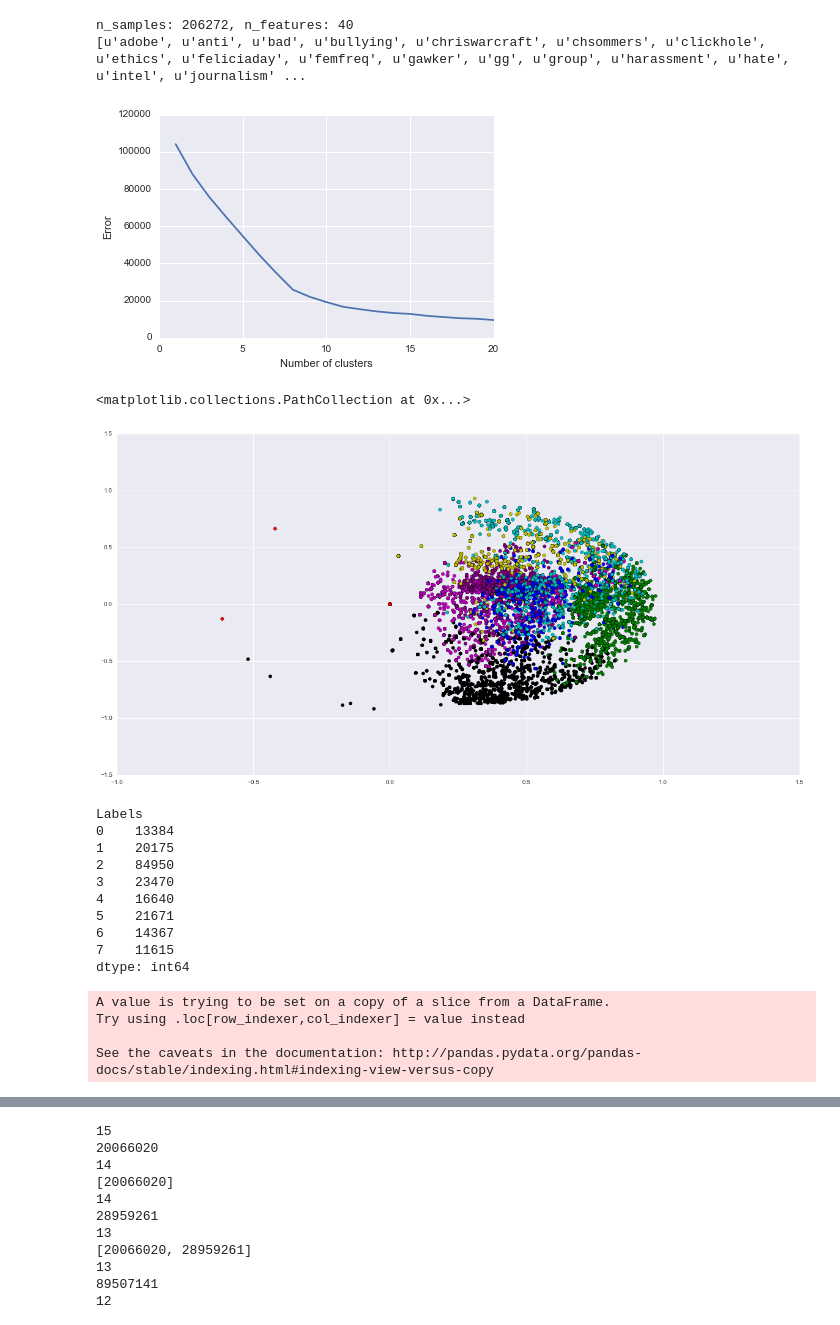
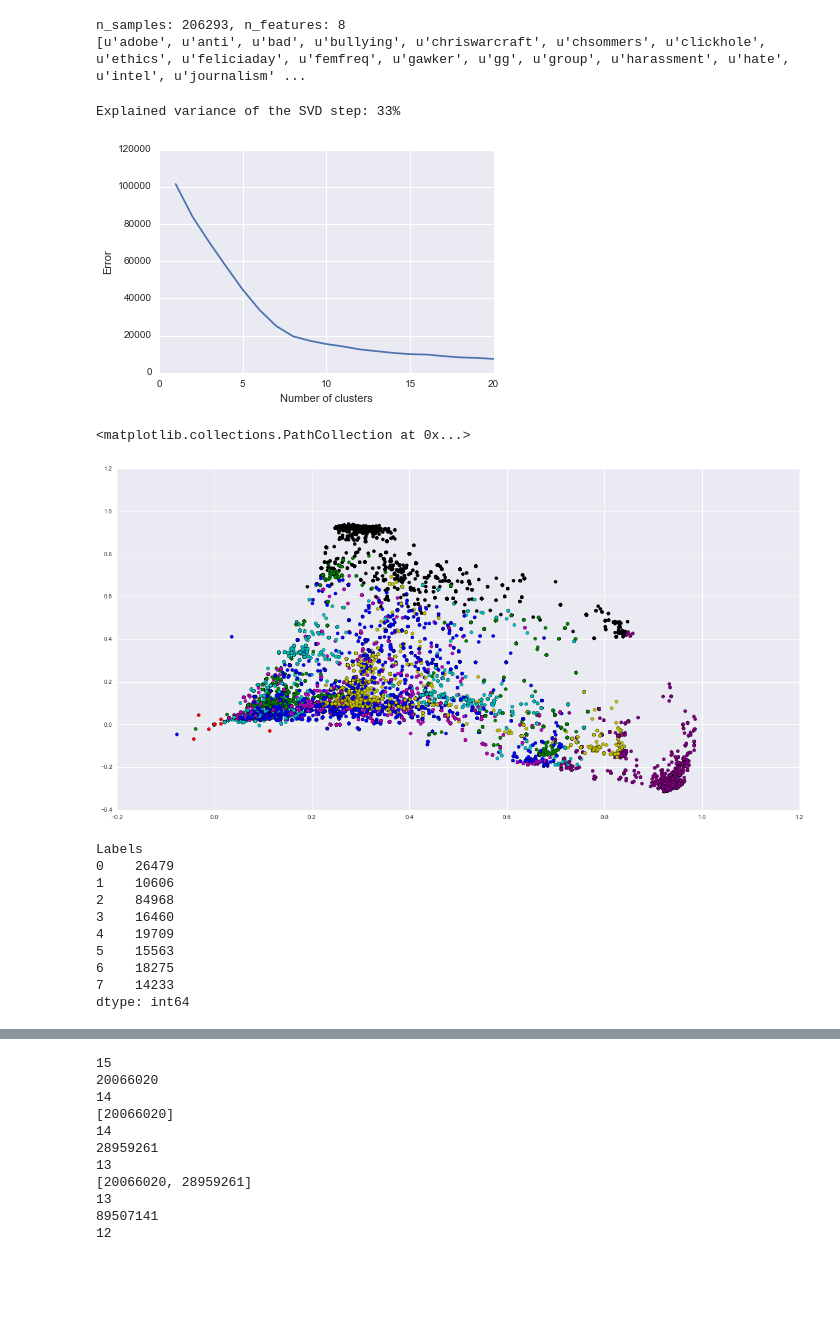
Before and after one commit to MinyingLu/Twitter-sentiment-analysis, a Jupyter notebook: Get Users.ipynb, the cells around one changed output, grey strips where cells are left out. Cells and saved outputs as stored; diff of their text form; code cells hidden in the pictures; blank space fills up the shorter version.

Commit message:
fix all tweets ^M + decide clustering

```diff
--- a/Get Users.ipynb
+++ b/Get Users.ipynb
@@ -178,56 +182,64 @@ vect = TfidfVectorizer(max_df=.9, max_features=40,
                              min_df=3, stop_words=stop_words,
                              use_idf=True, analyzer='word')
 
-X = vect.fit_transform(text_list)
+X_ = vect.fit_transform(text_list)
 X_prime = vectorizer.fit_transform(text_list)
 print("n_samples: %d, n_features: %d" % X.shape)
 print vect.get_feature_names()
 # %% [output]
-n_samples: 206272, n_features: 40
+n_samples: 206293, n_features: 8
 [u'adobe', u'anti', u'bad', u'bullying', u'chriswarcraft', u'chsommers', u'clickhole', u'ethics', u'feliciaday', u'femfreq', u'gawker', u'gg', u'group', u'harassment', u'hate', u'intel', u'journalism' ...
 # %%
+'''
+for i in range(3, 15):
+    print "================"
+    print "n-components =", i
+    svd = TruncatedSVD(i)
+    normalizer = Normalizer(copy=False)
+    lsa = make_pipeline(svd, normalizer)
+    X = lsa.fit_transform(X_)
+    explained_variance = svd.explained_variance_ratio_.sum()
+    print("Explained variance of the SVD step: {}%".format(int(explained_variance * 100)))
+'''
 svd = TruncatedSVD(7)
 normalizer = Normalizer(copy=False)
 lsa = make_pipeline(svd, normalizer)
-X = lsa.fit_transform(X)
-#explained_variance = svd.explained_variance_ratio_.sum()
-#print("Explained variance of the SVD step: {}%".format(int(explained_variance * 100)))
+X = lsa.fit_transform(X_)
+explained_variance = svd.explained_variance_ratio_.sum()
+print("Explained variance of the SVD step: {}%".format(int(explained_variance * 100)))
 
 evaluate_clusters(X,20)
 # %% [output]
+Explained variance of the SVD step: 33%
-[figure, old version]
+[figure, new version]
 # %%
 #kmeans = KMeans(n_clusters=12, init='k-means++', max_iter=100, n_init=1, verbose=True)
 #y_pred = kmeans.fit(X)
 kmeans = MiniBatchKMeans(n_clusters=8, init='k-means++', n_init=1,
                      init_size=1000, batch_size=1000, verbose=False)
-#print("Silhouette Coefficient: %0.3f"
-#      % metrics.silhouette_score(X, km.labels_, sample_size=1000))
 
 #kmeans = KMeans(init='k-means++', n_clusters=7, n_init=20)
 y_pred = kmeans.fit_predict(X)
 centroids = kmeans.cluster_centers_
 labels = kmeans.labels_
 error = kmeans.inertia_
-colors = np.array([x for x in ('b', 'g', 'r', 'c', 'm', 'y', 'k', 'purple', 'lime', 'maroon', 'olive', 'pink')])
+colors = np.array([x for x in ('b', 'g', 'r', 'c', 'm', 'y', 'k', 'purple', 'lime',
+                               'maroon', 'olive', 'pink', 'orange', 'silver', 'brown')])
 colors = np.hstack([colors] * 20)
 
 plt.figure(figsize=(20, 10))
 plt.scatter(X[:, 0], X[:, 1], s=30, c=colors[y_pred].tolist())
 #print "labels:" , labels
 #print "error:", error
 #print "centroids:", centroids
 # %% [output]
 <matplotlib.collections.PathCollection at 0x...>
-[figure, old version]
+[figure, new version]
 # %%
-#from sklearn.metrics import silhouette_samples, silhouette_score
-#silh_avg = silhouette_score(X, y_pred)
 tags = np.unique(labels)
-nonan_tweets_df = tweets_df.dropna()
-nonan_tweets_df['Labels'] = pd.Series(labels, index=nonan_tweets_df.index)
-#print nonan_tweets_df.info()
-grouped = nonan_tweets_df.groupby('Labels')
+tweets_df = tweets_df.dropna()
+tweets_df['Labels'] = pd.Series(labels, index=tweets_df.index)
+grouped = tweets_df.groupby('Labels')
 print grouped.size()
 raw_clusters = []
 pop_users = []
@@ -243,19 +255,15 @@ for c in raw_clusters:
     pop_users.append(byUsers[:3])
 # %% [output]
 Labels
-0    13384
-1    20175
-2    84950
-3    23470
-4    16640
-5    21671
-6    14367
-7    11615
+0    26479
+1    10606
+2    84968
+3    16460
+4    19709
+5    15563
+6    18275
+7    14233
 dtype: int64
-A value is trying to be set on a copy of a slice from a DataFrame.
-Try using .loc[row_indexer,col_indexer] = value instead
-
-See the caveats in the documentation: http://pandas.pydata.org/pandas-docs/stable/indexing.html#indexing-view-versus-copy
 # %%
 top_users = []
 for p in pop_users:
```
Also changed, not shown: parts of 7 cells of this notebook, 1 other file.
